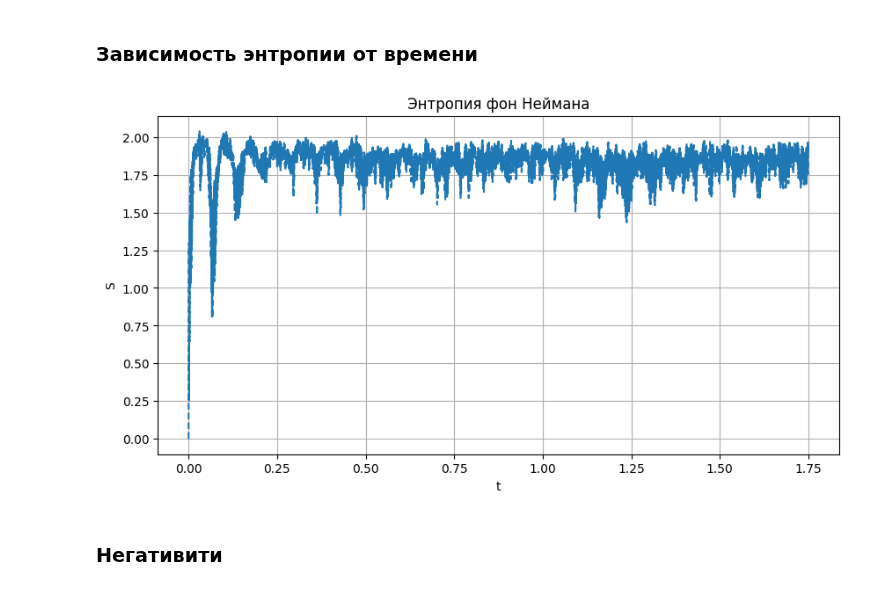
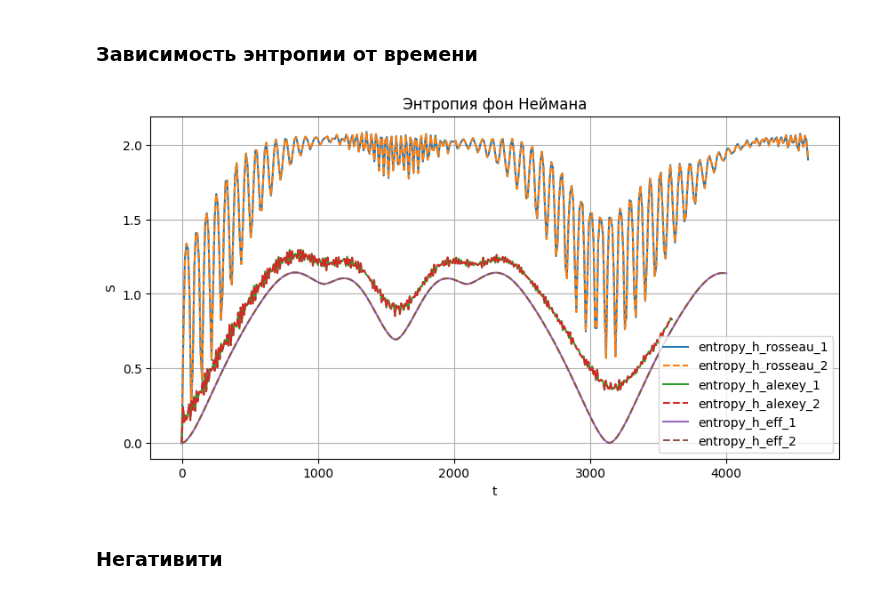
Before and after one commit to kephircheek/research-emqwuqoc, a Jupyter notebook: notebooks/Low level interaction.ipynb, the cells around one changed output. Saved outputs shown, nothing was run; the diff lists cells and outputs as text; code cells hidden in the pictures.

```diff
--- a/notebooks/Low level interaction.ipynb
+++ b/notebooks/Low level interaction.ipynb
@@ -83,2 +83,14 @@ ax.grid()
+# %%
+init_state_ = (
+    bec.coherent_state_constructor(model, n=2, k=0)
+    * bec.coherent_state_constructor(model, n=2, k=1)
+    * bec.vacuum_state(model, n=2)
+)
+evolution_h_eff = qutip.mesolve(
+    h_eff,
+    init_state_,
+    tspan_eff,
+    progress_bar=TqdmProgressBar(),
+)
 # %% [markdown]
 ### Зависимость энтропии от времени
@@ -89,17 +97,44 @@ evolution_states_reduced_by_second_qubit = [
 # %%
-entropy = [qutip.entropy_vn(qutip.ptrace(s, [0, 1])) for s in tqdm(evolution.states)]
+entropy_h_rosseau_1 = [
+    qutip.entropy_vn(qutip.ptrace(s, [0, 1])) for s in tqdm(evolution_h_rosseau.states)
+]
+entropy_h_rosseau_2 = [
+    qutip.entropy_vn(qutip.ptrace(s, [4, 5])) for s in tqdm(evolution_h_rosseau.states)
+]
+# %%
+entropy_h_alexey_1 = [
+    qutip.entropy_vn(qutip.ptrace(s, [0, 1])) for s in tqdm(evolution_h_alexey.states)
+]
+entropy_h_alexey_2 = [
+    qutip.entropy_vn(qutip.ptrace(s, [4, 5])) for s in tqdm(evolution_h_alexey.states)
+]
+# %%
+entropy_h_eff_1 = [
+    qutip.entropy_vn(qutip.ptrace(s, [0, 1])) for s in tqdm(evolution_h_eff.states)
+]
+entropy_h_eff_2 = [
+    qutip.entropy_vn(qutip.ptrace(s, [3, 4])) for s in tqdm(evolution_h_eff.states)
+]
 # %%
 fig, ax = plt.subplots(1, 1, figsize=(10, 5))
-ax.plot(tspan * model.Omega, entropy, "--", label="mesolve")
+ax.plot(tspan_rosseau * 23, np.array(entropy_h_rosseau_1), "-", label="entropy_h_rosseau_1")
+ax.plot(tspan_rosseau * 23, entropy_h_rosseau_2, "--", label="entropy_h_rosseau_2")
+
+ax.plot(tspan_alexey * 4.5, entropy_h_alexey_1, "-", label="entropy_h_alexey_1")
+ax.plot(tspan_alexey * 4.5, entropy_h_alexey_2, "--", label="entropy_h_alexey_2")
+
+ax.plot(tspan_eff, entropy_h_eff_1, "-", label="entropy_h_eff_1")
+ax.plot(tspan_eff, entropy_h_eff_2, "--", label="entropy_h_eff_2")
 
 ax.set_ylabel("S")
 ax.set_xlabel("t")
 ax.set_title("Энтропия фон Неймана")
 ax.grid()
+ax.legend()
 
-# plt.savefig("../entropy_vn-b1.png")
+plt.savefig(f"../entropy_vn-low-level-b{model.n_bosons}.pdf")
 # %% [output]
-[figure, old version]
+[figure, new version]
 # %% [markdown]
 ### Негативити
 # %%
```
Also changed, not shown: parts of 14 cells of this notebook.
